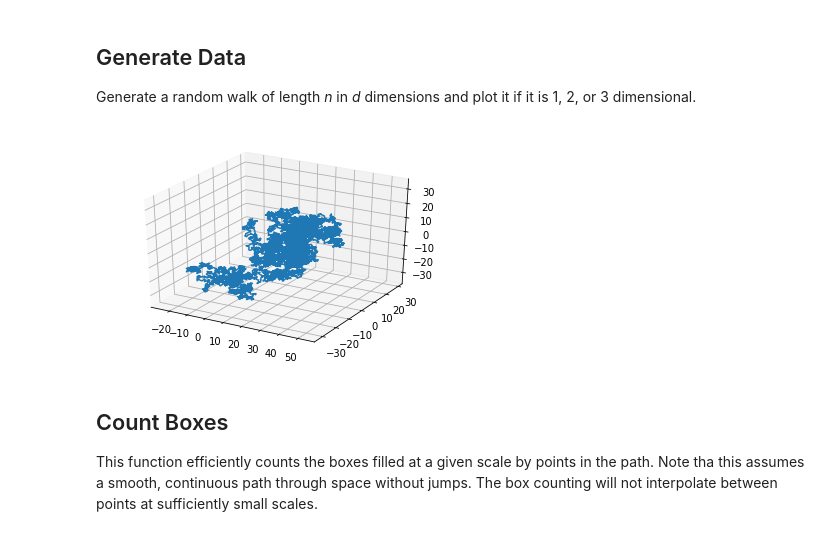
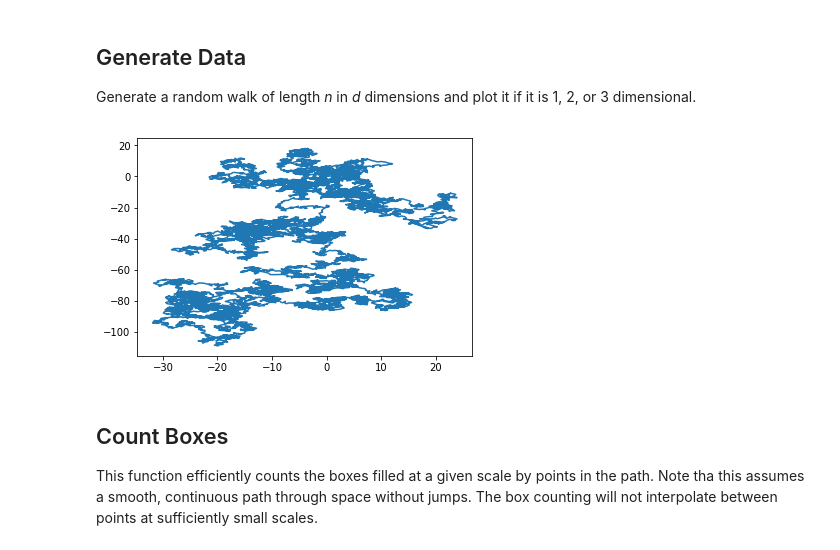
Before and after one commit to rokmetro/msl-iposition-pipeline-fork, a Jupyter notebook: examples/FD_Lacunarity.ipynb, the cells around one changed output. Drawn from its saved outputs; the diff is of its cells as text; code cells hidden in the pictures.

```diff
--- a/examples/FD_Lacunarity.ipynb
+++ b/examples/FD_Lacunarity.ipynb
@@ -20,22 +20,22 @@ from mpl_toolkits.mplot3d import Axes3D
 Generate a random walk of length *n* in *d* dimensions and plot it if it is 1, 2, or 3 dimensional.
 # %%
 n = 10000
-d = 3
+d = 2
 start_pos = [0]*d
 steps = np.random.rand(n - 1, len(start_pos)) * 2 - [[1]*len(start_pos)]*(n - 1)
 random_walk = [start_pos]
 for s in steps:
     random_walk.append(random_walk[-1] + s)
 if d == 1 or d == 2:
     plt.plot(*np.transpose(random_walk))
 if d == 3:
     fig = plt.figure()
     ax = fig.gca(projection='3d')
     ax.plot(*np.transpose(random_walk), label='parametric curve')
 
 plt.show()
 # %% [output]
-[figure, old version]
+[figure, new version]
 # %% [markdown]
 ## Count Boxes
 
```
Also changed, not shown: parts of 4 cells of this notebook, 1 other file.
